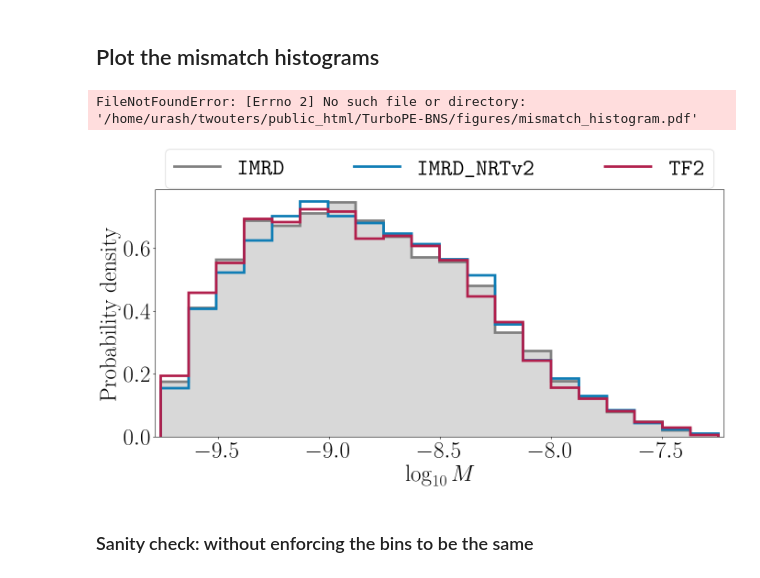
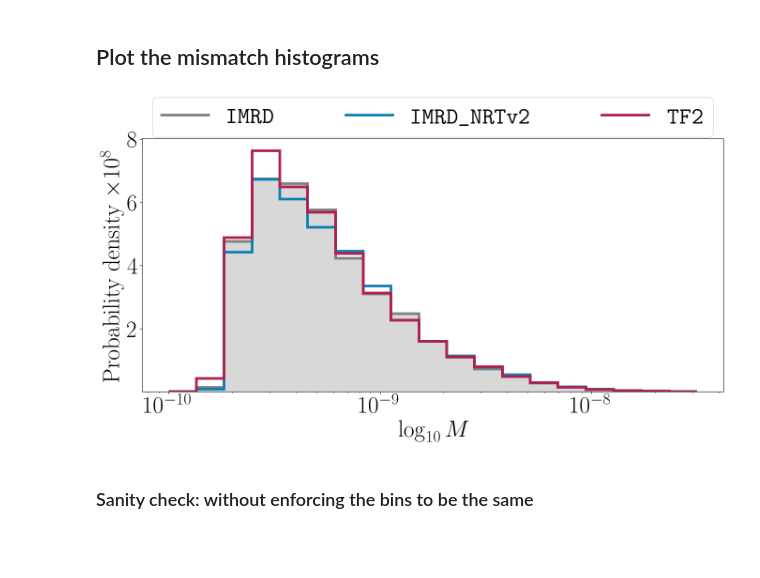
Before and after one commit to ThibeauWouters/TurboPE-BNS, a Jupyter notebook: postprocessing/plot_ripple_matches.ipynb, the cells around one changed output. Cells and saved outputs as stored; diff of their text form; code cells hidden in the pictures; blank space fills up the shorter version.

Commit message:
fixed mismatch plot

```diff
--- a/postprocessing/plot_ripple_matches.ipynb
+++ b/postprocessing/plot_ripple_matches.ipynb
@@ -41,6 +41,8 @@ mpl_params = {"axes.grid": False,
 
 plt.rcParams.update(mpl_params)
 public_html = "/home/urash/twouters/public_html/TurboPE-BNS/figures/"
+
+plt.rcParams['axes.formatter.useoffset'] = False
 # %% [output]
 [CpuDevice(id=0)]
 The autoreload extension is already loaded. To reload it, use:
@@ -124,34 +126,38 @@ Reading in matches from /home/thibeau.wouters/TurboPE-BNS/postprocessing/../data
 # %%
 plt.figure(figsize = (16, 7))
 lw = 4
 
 N_bins = 20
 colors = ["gray", "#0f7db5", "#b11f4c"]
+bins = np.logspace(-10, -7.5, N_bins)
 
 for i, (key, value) in enumerate(matches_dict.items()):
     latex_label = approximant_names_latex[i]
     mismatch_values = value["mismatch"]
+    mismatch_values = 10 ** mismatch_values
     if i == 0:
-        counts, bins = np.histogram(mismatch_values, bins = N_bins, density=True)
+        counts, _ = np.histogram(mismatch_values, bins = bins, density=True)
         plt.stairs(counts, bins, fill = True, alpha = 0.3, linewidth=lw, color = colors[i])
     else:
         counts, _ = np.histogram(mismatch_values, bins = bins, density=True)
     plt.stairs(counts, bins, linewidth=lw, label=latex_label, color = colors[i])
 
-eps_plot = 0.025
-right = max(bins) + eps_plot
-left = min(bins) - eps_plot
-plt.xlim(left = left, right = right)
-
 plt.xlabel(r"$\log_{10} M$")
+plt.xscale("log")
+# Force tick labels to be a bit nicer
+ax = plt.gca()
+ax.yaxis.get_offset_text().set_visible(False)
+custom_tick_values = [2e8, 4e8, 6e8, 8e8]
+custom_tick_labels = ['2', '4', '6', '8']
+ax.set_yticks(custom_tick_values)
+ax.set_yticklabels(custom_tick_labels)
 plt.legend(loc='upper center', bbox_to_anchor=(0.5, 1.21), ncol=3, columnspacing=3.0)
-plt.ylabel("Probability density")
+plt.ylabel(r"Probability density $\times 10^8$")
 plt.savefig("../figures/mismatch_histogram.pdf", bbox_inches="tight")
-plt.savefig(public_html + "mismatch_histogram.pdf", bbox_inches="tight")
+# plt.savefig(public_html + "mismatch_histogram.pdf", bbox_inches="tight")
 plt.show()
 # %% [output]
-FileNotFoundError: [Errno 2] No such file or directory: '/home/urash/twouters/public_html/TurboPE-BNS/figures/mismatch_histogram.pdf'
-[figure, old version]
+[figure, new version]
 # %% [markdown]
 ### Sanity check: without enforcing the bins to be the same
 # %% [markdown]
```
Also changed, not shown: parts of 1 cell of this notebook, 1 other file.
